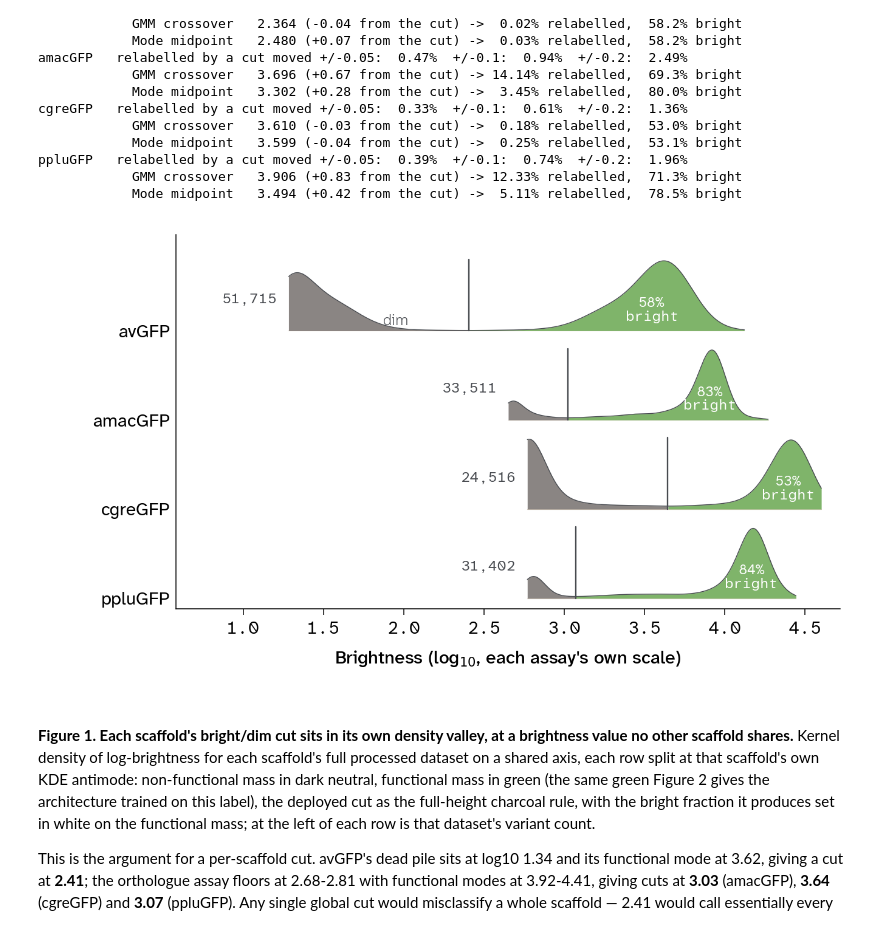
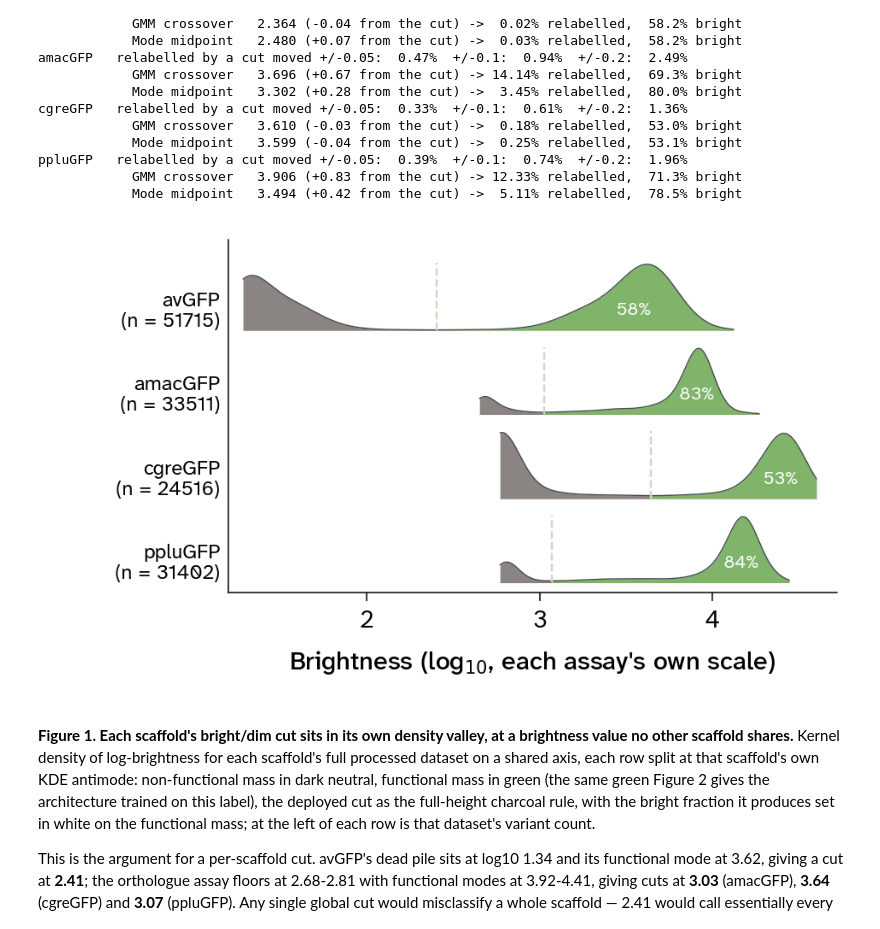
Before and after one commit to Arcadia-Science/FPguide, a Jupyter notebook: GFP_DMS/visualization.ipynb, the cells around one changed output. Saved outputs shown, nothing was run; the diff lists cells and outputs as text; code cells hidden in the pictures.

```diff
--- a/GFP_DMS/visualization.ipynb
+++ b/GFP_DMS/visualization.ipynb
@@ -91,6 +91,10 @@ baselines, reference distributions, and context.
 # %%
 PX = 1 / 72                       # one style-guide pixel, expressed in inches
 FULL_WIDE, FLOAT, HALF_SQUARE = 1000, 650, 490
+# Figures 1-3 run at a half-column width: half of Full_wide, less a 5% breathing margin.
+# The guide's type sizes do not scale with the panel, so these panels keep the same 15 pt
+# axis titles and 14.5 pt numerals as the wide ones and buy the room back in the margins.
+HALF_PANEL = 0.95 * 0.5 * FULL_WIDE       # 475 px
 
 # Text roles, straight from the guide's "Text styles" page
 PANEL_LETTER = dict(fontsize=38, fontweight="regular", color=str(apc.chateau))
@@ -240,8 +244,8 @@ BRIGHT_FILL, BRIGHT_TEXT = GREEN, GREEN_TEXT
 DIM_FILL = str(apc.mud)
 ROW_H, ROW_GAP = 0.80, 1.02
 
-fig, ax = plt.subplots(figsize=(2 / 3 * FULL_WIDE * PX, 400 * PX))
-fig.subplots_adjust(left=0.17, right=0.99, bottom=0.20, top=0.97)
+fig, ax = plt.subplots(figsize=(HALF_PANEL * PX, 285 * PX))
+fig.subplots_adjust(left=0.235, right=0.985, bottom=0.235, top=0.96)
 
 for i, sc in enumerate(SCAFFOLDS):
     c = CUTS[sc]
@@ -250,50 +254,53 @@ for i, sc in enumerate(SCAFFOLDS):
     dens = gaussian_kde(c["x"])(grid)
     dens = dens / dens.max() * ROW_H
     dim, bright = grid < c["antimode"], grid >= c["antimode"]
     ax.fill_between(grid[dim], base, base + dens[dim], color=DIM_FILL, alpha=0.75, lw=0, zorder=2)
     ax.fill_between(grid[bright], base, base + dens[bright], color=BRIGHT_FILL, alpha=0.9, lw=0,
                     zorder=2)
     ax.plot(grid, base + dens, color=str(apc.charcoal), lw=0.7, zorder=4)
     ax.plot([c["x"].min(), c["x"].max()], [base] * 2, color=NEUTRAL_SOFT, lw=0.6, zorder=1)
-    ax.plot([c["antimode"]] * 2, [base, base + ROW_H * 1.02], color=str(apc.charcoal), lw=1.2,
-            zorder=5)
+    ax.plot([c["antimode"]] * 2, [base, base + ROW_H * 1.02], color=NEUTRAL_SOFT,
+             ls='--', lw=1.2, zorder=5)
     # The one number the row needs, set in white on the functional mass itself: no leader, no
     # value for the cut (the cut is where the fill changes colour, and its number is printed above).
-    # Two lines, low in the peak: the functional mode is only ~0.3 log units wide on amacGFP, so a
-    # single-line label would run off the green and become white text on the page. The label is
-    # centred on the width of the peak at its own height rather than on the peak itself, which for a
-    # right-skewed mode keeps it clear of the steep flank.
+    # At half-column width the functional mode of three of the four scaffolds is only ~40 px across,
+    # which fits a percentage and nothing else -- the word "bright" the wide version carried under it
+    # ran off the green and became white text on the page, so the caption carries it instead. The
+    # label is centred on the width of the peak at its own height rather than on the peak itself,
+    # which for a right-skewed mode keeps it clear of the steep flank.
     peak = np.where(bright)[0][np.argmax(dens[bright])]
     y_lab = dens[peak] * 0.30
     lo = hi = peak
     while lo > 0 and dens[lo - 1] >= y_lab:
         lo -= 1
     while hi < len(dens) - 1 and dens[hi + 1] >= y_lab:
         hi += 1
-    ax.annotate(f"{100 * c['bright']:.0f}%\nbright", xy=(0.5 * (grid[lo] + grid[hi]), base + y_lab),
-                ha="center", va="center", linespacing=1.1, zorder=6,
-                **{**NUMBER_NOTE, "fontsize": 11.5, "color": "white"})
-    ax.annotate(f"{c['n']:,}", xy=(c["x"].min() - 0.07, base + ROW_H * 0.45), ha="right",
-                va="center", **{**NUMBER_NOTE, "fontsize": 12})
+    # Half the panel width means half the pixels per log unit, so the label is set smaller and
+    # its centre is clamped inside the axes: three of the four functional modes sit against the
+    # right-hand end of their scale, where a centred label would run off the panel.
+    ax.annotate(f"{100 * c['bright']:.0f}%", xy=(0.5 * (grid[lo] + grid[hi]), base + y_lab),
+                ha="center", va="center", zorder=6,
+                **{**NUMBER_NOTE, "fontsize": 11, "color": "white"})
 
 top = (len(SCAFFOLDS) - 1) * ROW_GAP
-ax.annotate("dim", xy=(1.95, top + 0.04), ha="center", va="bottom",
-            **{**ANNOTATION, "fontsize": 13})
+# "dim" sits in the trough of the top row, the one place on any row with clear ground between the
+# non-functional pile and the cut rule.
 ax.set_yticks([(len(SCAFFOLDS) - 1 - i) * ROW_GAP for i in range(len(SCAFFOLDS))])
-ax.set_yticklabels(SCAFFOLDS)
-ax.set_xlim(0.58, 4.72)   # room at the left for avGFP's variant count, which starts furthest left
+SCAFFOLDS_LABELS = [S+f"\n(n = {CUTS[S]['n']})" for S in SCAFFOLDS]
+ax.set_yticklabels(SCAFFOLDS_LABELS,va="bottom",fontsize=12)
+ax.set_xlim(1.2, 4.72)   # room at the left for avGFP's variant count, which starts furthest left
 ax.set_ylim(-0.12, top + ROW_H + 0.30)
-ax.set_xticks([1, 1.5, 2, 2.5, 3, 3.5, 4, 4.5])
+ax.set_xticks([2, 3, 4])      # half the ticks of the wide version: eight labels collide here
 ax.set_xlabel("Brightness (log$_{10}$, each assay's own scale)")
 apc.mpl.style_plot(ax, monospaced_axes="x")
 bare(ax)
 ax.tick_params(axis="y", length=0)
 
 fig.savefig(f"{FIGDIR}/brightness_threshold_choice.svg")
 fig.savefig(f"{FIGDIR}/brightness_threshold_choice.png", dpi=200)
 plt.show()
 # %% [output]
-[figure, old version]
+[figure, new version]
 # %% [markdown]
 **Figure 1. Each scaffold's bright/dim cut sits in its own density valley, at a brightness value no
 other scaffold shares.** Kernel density of log-brightness for each scaffold's
```
Also changed, not shown: parts of 34 cells of this notebook, 16 other files.
